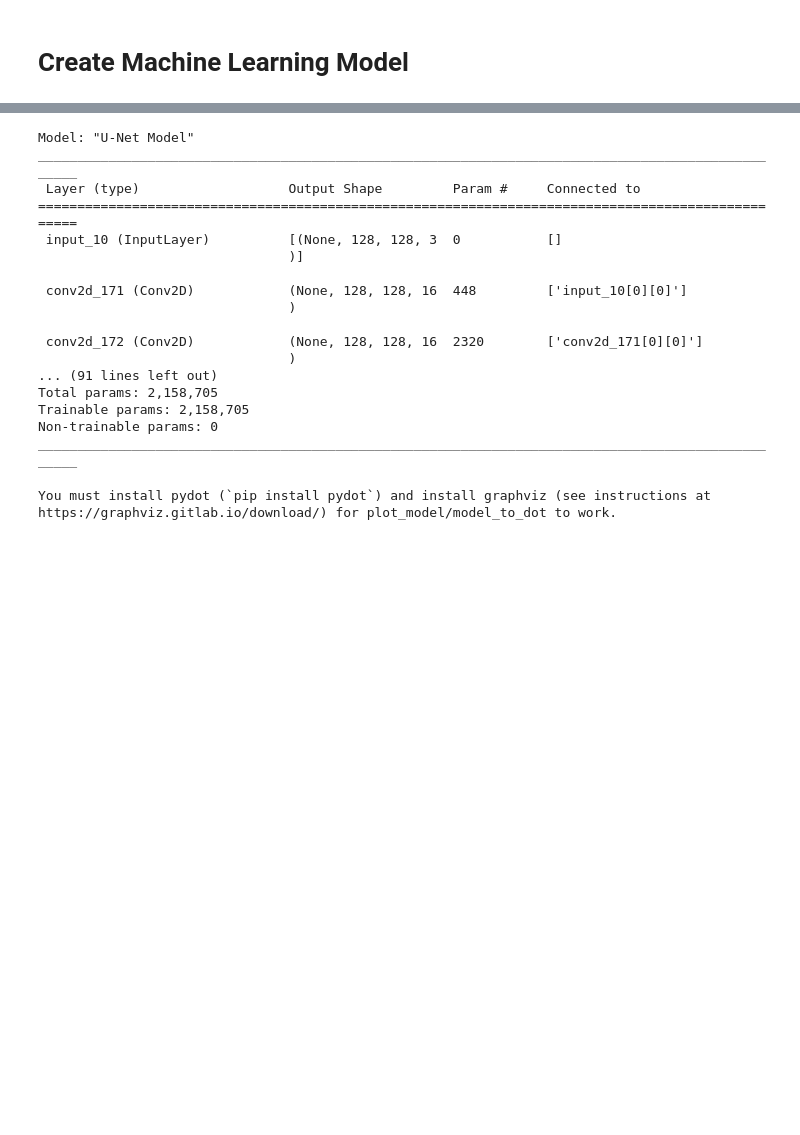
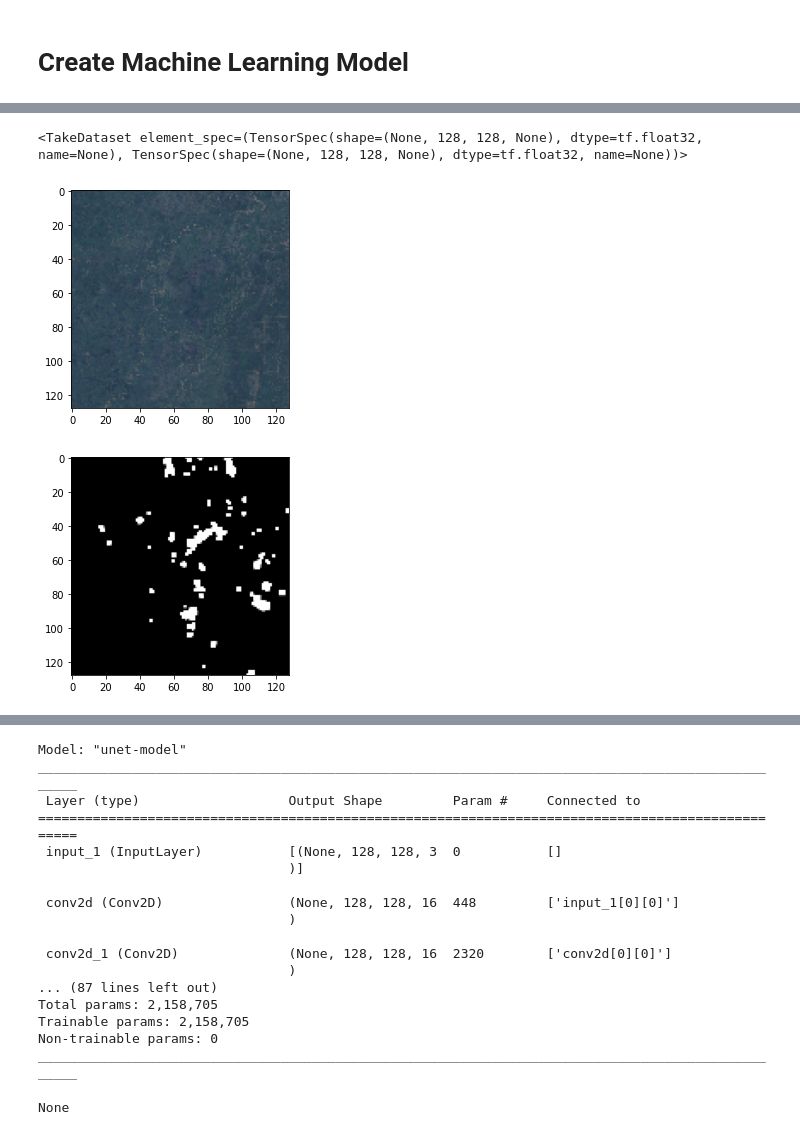
Before and after one commit to marcellinus-witarsah/sumatera-wildfire-classification, a Jupyter notebook: models/unet-model.ipynb, the cells around one changed output, grey strips where cells are left out. Drawn from its saved outputs; the diff is of its cells as text; code cells hidden in the pictures; blank space fills up the shorter version.

```diff
--- a/models/unet-model.ipynb
+++ b/models/unet-model.ipynb
@@ -107,3 +293,18 @@ INPUT_SHAPE = (WIDTH, HEIGHT, CHANNEL)
+# %%
+val_dataset.take(2)
+# %% [output]
+<TakeDataset element_spec=(TensorSpec(shape=(None, 128, 128, None), dtype=tf.float32, name=None), TensorSpec(shape=(None, 128, 128, None), dtype=tf.float32, name=None))>
+# %%
+for d in val_dataset.take(1):
+    image = d[0][31].numpy()
+    mask = d[1][31].numpy()
+    plt.imshow(image*3)
+    plt.show()
+    plt.imshow(mask, cmap='gray')
+    plt.show()
+# %% [output]
+[figure, added]
+[figure, added]
 # %% [markdown]
 ![image.png](attachment:image.png)
 # %%
@@ -175,28 +435,32 @@ def get_model(input_shape, starting_filter, factor=2):
 # %%
+# Create Model
 unet_model = get_model(
     input_shape=INPUT_SHAPE,
     starting_filter=16,
 )
-unet_model.summary()
+# Compile Model
+unet_model.compile(
+    loss='binary_crossentropy',
+    optimizer=tf.keras.optimizers.Adam(learning_rate=0.001),
+    metrics=['accuracy']
+)
+display(unet_model.summary())
 # %% [output]
-Model: "U-Net Model"
+Model: "unet-model"
 __________________________________________________________________________________________________
  Layer (type)                   Output Shape         Param #     Connected to
 ==================================================================================================
- input_10 (InputLayer)          [(None, 128, 128, 3  0           []
+ input_1 (InputLayer)           [(None, 128, 128, 3  0           []
                                 )]
 
- conv2d_171 (Conv2D)            (None, 128, 128, 16  448         ['input_10[0][0]']
+ conv2d (Conv2D)                (None, 128, 128, 16  448         ['input_1[0][0]']
                                 )
 
- conv2d_172 (Conv2D)            (None, 128, 128, 16  2320        ['conv2d_171[0][0]']
+ conv2d_1 (Conv2D)              (None, 128, 128, 16  2320        ['conv2d[0][0]']
                                 )
-... (91 lines left out)
+... (87 lines left out)
 Total params: 2,158,705
 Trainable params: 2,158,705
 Non-trainable params: 0
 __________________________________________________________________________________________________
+None
-# %%
-tf.keras.utils.plot_model(unet_model, to_file="test", show_shapes=True)
-# %% [output]
-You must install pydot (`pip install pydot`) and install graphviz (see instructions at https://graphviz.gitlab.io/download/) for plot_model/model_to_dot to work.
```
Also changed, not shown: parts of 24 cells of this notebook.
